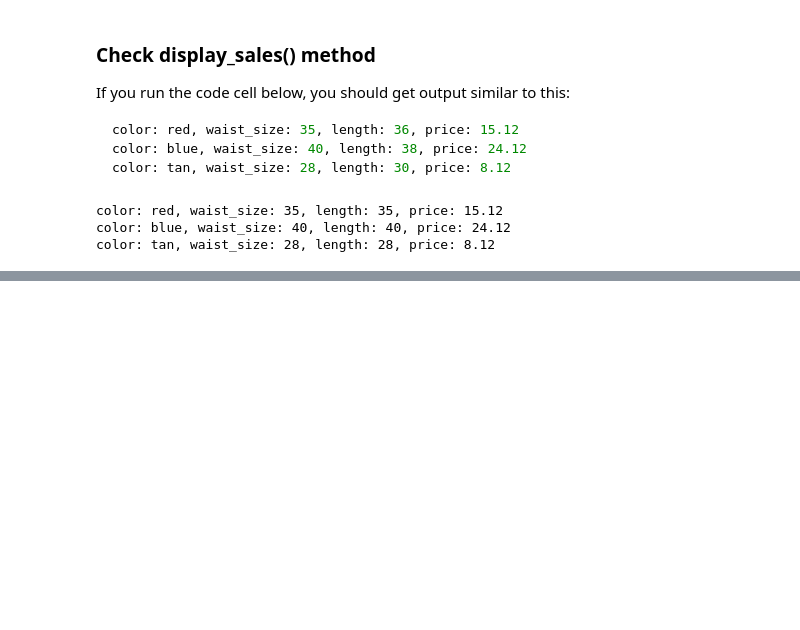
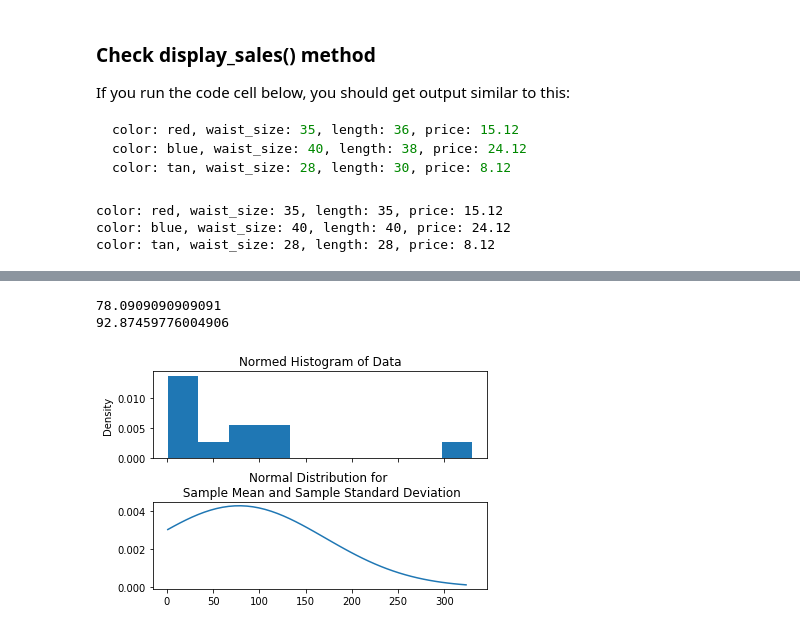
Before and after one commit to eatPizza311/Udacity-DSND, a Jupyter notebook: L2-Software Engineering/Object-Oriented Programming/OOP_quiz.ipynb, the cells around one changed output, grey strips where cells are left out. Drawn from its saved outputs; the diff is of its cells as text; code cells hidden in the pictures; blank space fills up the shorter version.

Commit message:
feat: complete L2-2 quiz3 - Gaussian Code Exercise

```diff
--- a/L2-Software Engineering/Object-Oriented Programming/OOP_quiz.ipynb
+++ b/L2-Software Engineering/Object-Oriented Programming/OOP_quiz.ipynb
@@ -244,0 +480,12 @@ color: tan, waist_size: 28, length: 28, price: 8.12
+# %%
+gaussian = Gaussian()
+gaussian.read_data_file('./data/numbers.txt', True)
+print(gaussian.mean)
+print(gaussian.stdev)
+# %% [output]
+78.0909090909091
+92.87459776004906
+# %%
+gaussian.plot_histogram_pdf();
+# %% [output]
+[figure, added]
```
Also changed, not shown: parts of 3 cells of this notebook, 1 other file.
